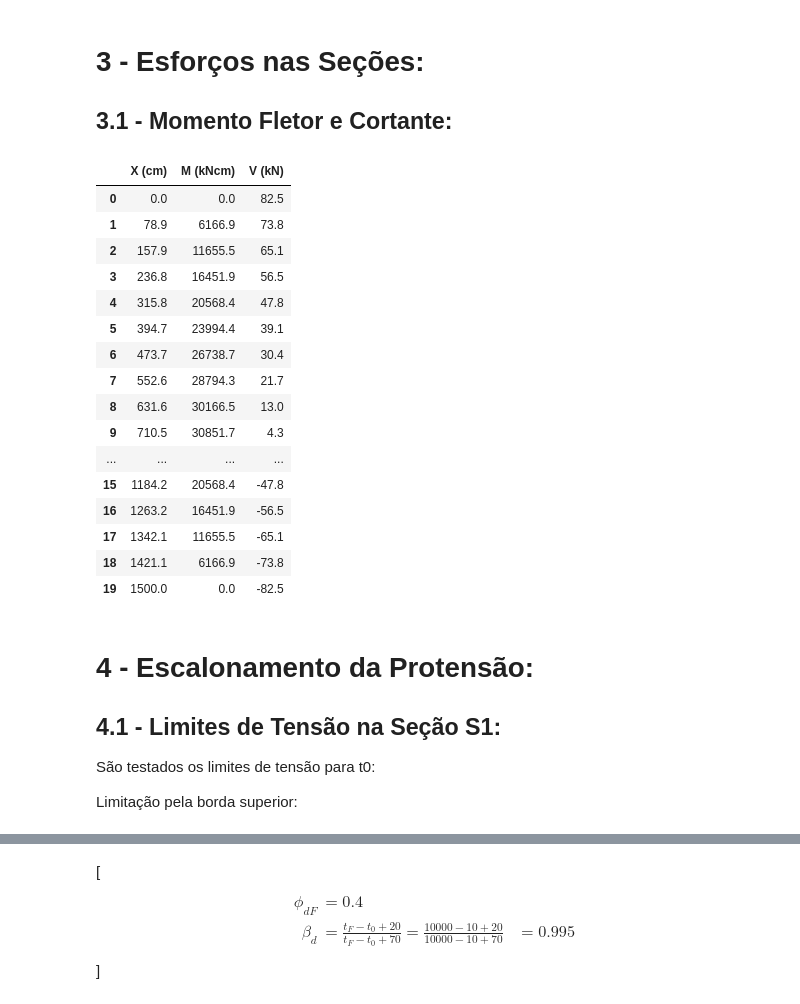
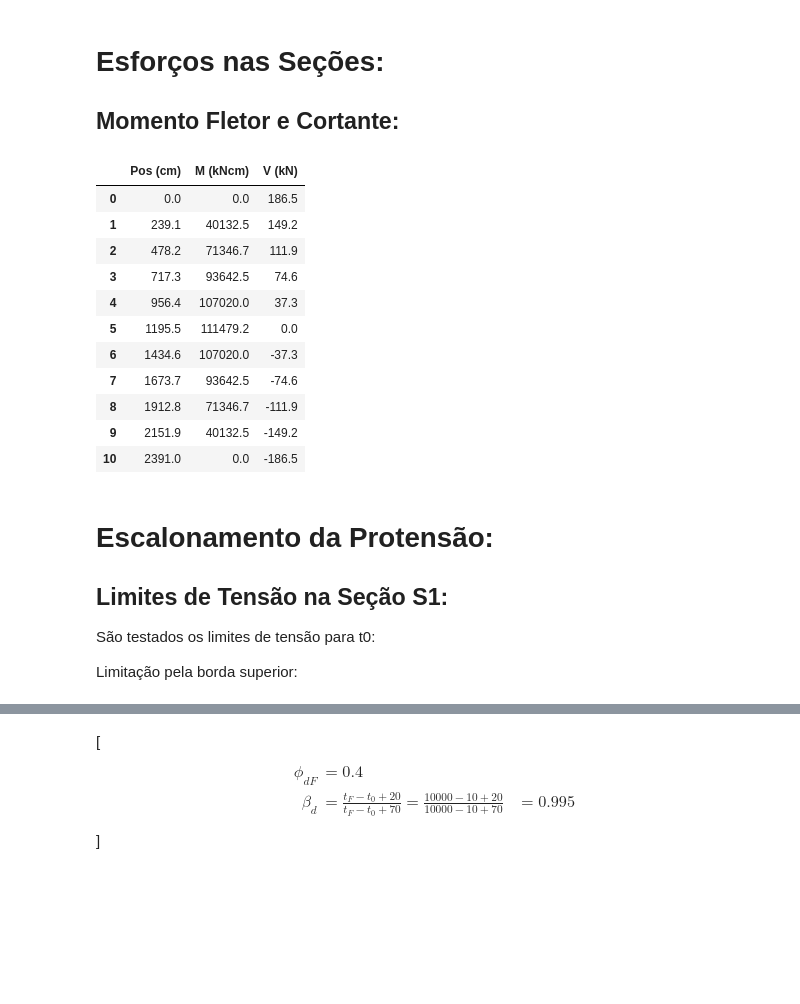
Before and after one commit to GarciaGabe/eng, a Jupyter notebook: Viga Protendida.ipynb, the cells around one changed output, grey strips where cells are left out. Drawn from its saved outputs; the diff is of its cells as text; code cells hidden in the pictures; blank space fills up the shorter version.

```diff
--- a/Viga Protendida.ipynb
+++ b/Viga Protendida.ipynb
@@ -40,14 +40,18 @@ def calcpsi(tensao):
 %%render
 # Geometria da Viga:
 
-h = 110
-b = 40
-Area = 4400
-Inercia = 4436667
-W_i = 80667
-W_s = 80667
-e_p = 41
-Vao = 1500
+h = 120
+b = 30
+Area = b*h
+Inercia = b*h**3/12
+W_i = Inercia/(h/2)
+W_s = Inercia/(h/2)
+e_p = 55
+Vao = 2391
+
+## Número de seções para dividir o vão:
+# Escolher número impar
+nS = 11
 # %% [output]
 \[
 \begin{aligned}
@@ -322,49 +327,44 @@ l_{p} &= \left( \left( h \right) ^{ 2 } + \left( 0.6 \cdot l_{bpt} \right) ^{ 2
 \end{aligned}
 \]
 # %% [markdown]
-#  3 - Esforços nas Seções:
+#  Esforços nas Seções:
 
-## 3.1 - Momento Fletor e Cortante:
+## Momento Fletor e Cortante:
 # %%
 esforcos = []
 for i in range(3):
-    esforcos.append( [0]*20 )
+    esforcos.append( [0]*(nS) )
 
 # primeiro vetor contem X (cm)
 # segundo vetor contem Momentos (kNcm)
 # terceiro vetor contém cortante (kN)
 
-for i in range(20):
-    esforcos[0][i] = round(i*(Vao/19),1)
+for i in range(nS):
+    esforcos[0][i] = round(i*(Vao/(nS-1)),1)
     esforcos[1][i] = round( 0.5*Q_tF*esforcos[0][i]*(Vao-esforcos[0][i]) ,1)
     esforcos[2][i] = round( 0.5*Q_tF*(Vao-2*esforcos[0][i]), 1 )
+
+tabela = pd.DataFrame(esforcos)
+tabela = tabela.transpose()
+tabela.rename(columns={0:'Pos (cm)',1:'M (kNcm)',2:'V (kN)'},inplace = True)
+display(tabela)
+# %% [output]
+|  | Pos (cm) | M (kNcm) | V (kN) |
+| 0 | 0.0 | 0.0 | 186.5 |
+| 1 | 239.1 | 40132.5 | 149.2 |
+| 2 | 478.2 | 71346.7 | 111.9 |
+| 3 | 717.3 | 93642.5 | 74.6 |
+| 4 | 956.4 | 107020.0 | 37.3 |
+| 5 | 1195.5 | 111479.2 | 0.0 |
+| 6 | 1434.6 | 107020.0 | -37.3 |
+| 7 | 1673.7 | 93642.5 | -74.6 |
+| 8 | 1912.8 | 71346.7 | -111.9 |
+| 9 | 2151.9 | 40132.5 | -149.2 |
+| 10 | 2391.0 | 0.0 | -186.5 |
-# %%
-tabela = pd.DataFrame(esforcos)
-tabela = tabela.transpose()
-tabela.rename(columns={0:'X (cm)',1:'M (kNcm)',2:'V (kN)'},inplace = True)
-display(tabela)
-# %% [output]
-|  | X (cm) | M (kNcm) | V (kN) |
-| 0 | 0.0 | 0.0 | 82.5 |
-| 1 | 78.9 | 6166.9 | 73.8 |
-| 2 | 157.9 | 11655.5 | 65.1 |
-| 3 | 236.8 | 16451.9 | 56.5 |
-| 4 | 315.8 | 20568.4 | 47.8 |
-| 5 | 394.7 | 23994.4 | 39.1 |
-| 6 | 473.7 | 26738.7 | 30.4 |
-| 7 | 552.6 | 28794.3 | 21.7 |
-| 8 | 631.6 | 30166.5 | 13.0 |
-| 9 | 710.5 | 30851.7 | 4.3 |
-| ... | ... | ... | ... |
-| 15 | 1184.2 | 20568.4 | -47.8 |
-| 16 | 1263.2 | 16451.9 | -56.5 |
-| 17 | 1342.1 | 11655.5 | -65.1 |
-| 18 | 1421.1 | 6166.9 | -73.8 |
-| 19 | 1500.0 | 0.0 | -82.5 |
 # %% [markdown]
-# 4 - Escalonamento da Protensão:
+# Escalonamento da Protensão:
 
-## 4.1 - Limites de Tensão na Seção S1:
+## Limites de Tensão na Seção S1:
 
 São testados os limites de tensão para t0:
 
```
Also changed, not shown: parts of 51 cells of this notebook.
